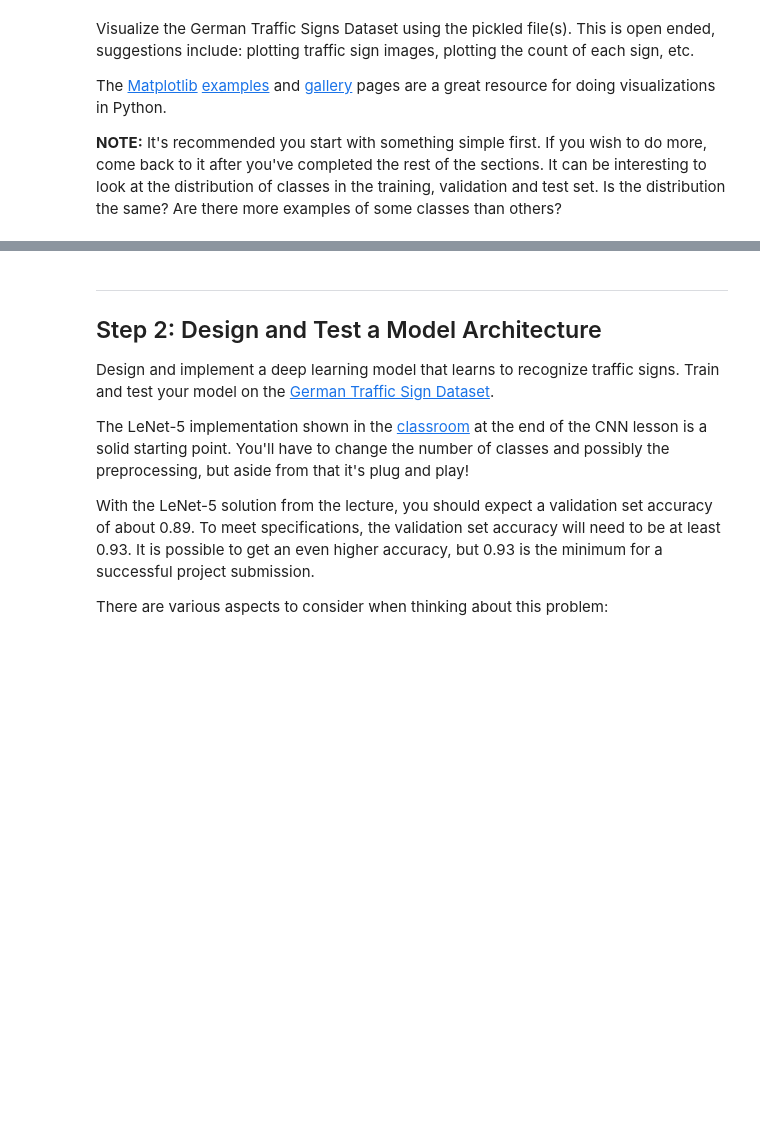
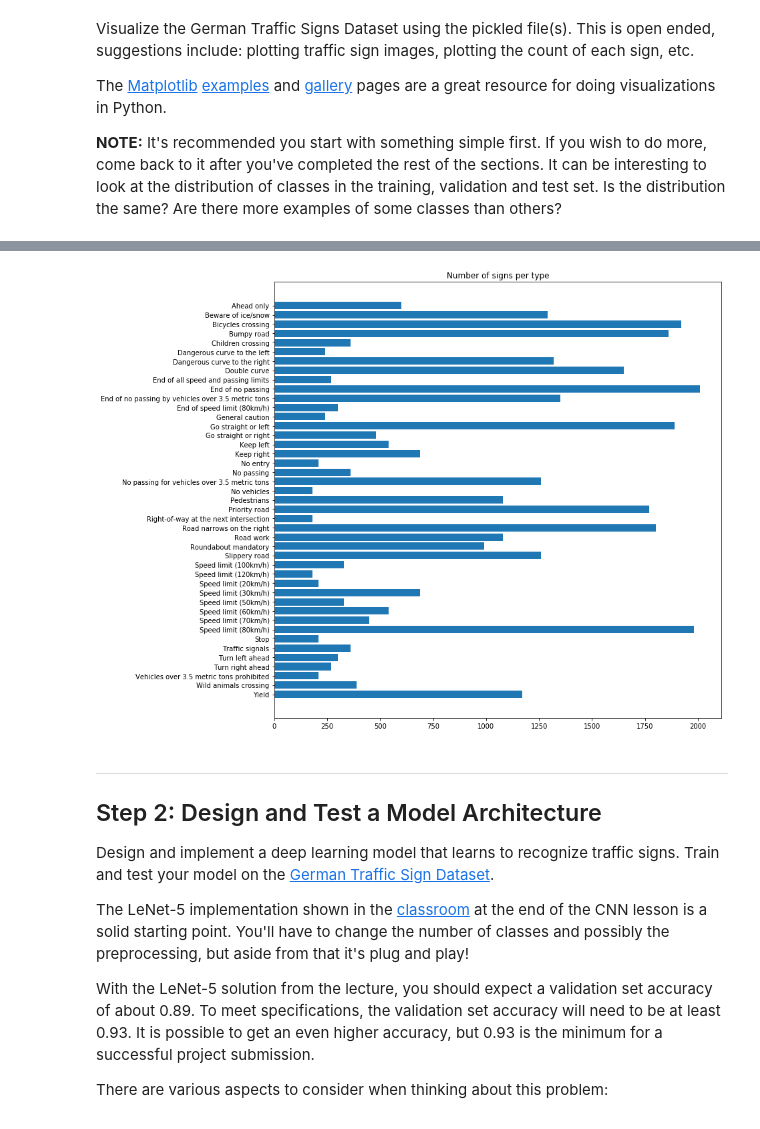
Before and after one commit to vssrcj/traffic-sign-classifier, a Jupyter notebook: Traffic_Sign_Classifier.ipynb, the cells around one changed output, grey strips where cells are left out. Cells and saved outputs as stored; diff of their text form; code cells hidden in the pictures; blank space fills up the shorter version.

```diff
--- a/Traffic_Sign_Classifier.ipynb
+++ b/Traffic_Sign_Classifier.ipynb
@@ -19,6 +19,24 @@ The [rubric](https://review.udacity.com/#!/rubrics/481/view) contains "Stand Out
 # %% [markdown]
 ---
 ## Step 0: Load The Data
+# %%
+# First I create an ImageSet class - just to encapsulate the data
+import random
+
+class ImageSet:
+    def __init__(self, data, labels = None):
+        if labels is None: # when reading from a file
+            self.images = data['features']
+            self.labels = data['labels']
+        else:
+            self.images = data
+            self.labels = labels
+
+    def length(self):
+        return len(self.images)
+
+    def img_shape(self):
+        return self.images.shape[1:]
 # %%
 # Load pickled data
 import pickle
@@ -151,3 +160,26 @@ SyntaxError: invalid syntax (<ipython-input-62-4dfa5277a2e3>, line 1)
+# %%
+from itertools import groupby
+
+def plot_signs_per_type():
+    fig, ax = plt.subplots(figsize=(12, 12))
+
+    labels = [label[1] for label in get_labels()]
+
+    num_of_each = [len(list(group)) for key, group in groupby(train.labels)]
+
+    ax.barh(labels, num_of_each)
+    ax.set_yticks(labels)
+    ax.set_yticklabels(labels)
+    ax.invert_yaxis()  # labels read top-to-bottom
+    ax.set_title('Number of signs per type')
+
+    plt.savefig('plots/signs_per_type.png', bbox_inches='tight')
+
+    plt.show()
+
+plot_signs_per_type()
+# %% [output]
+[figure, added]
 # %% [markdown]
 ----
 
```
Also changed, not shown: parts of 27 cells of this notebook, 19 other files.
